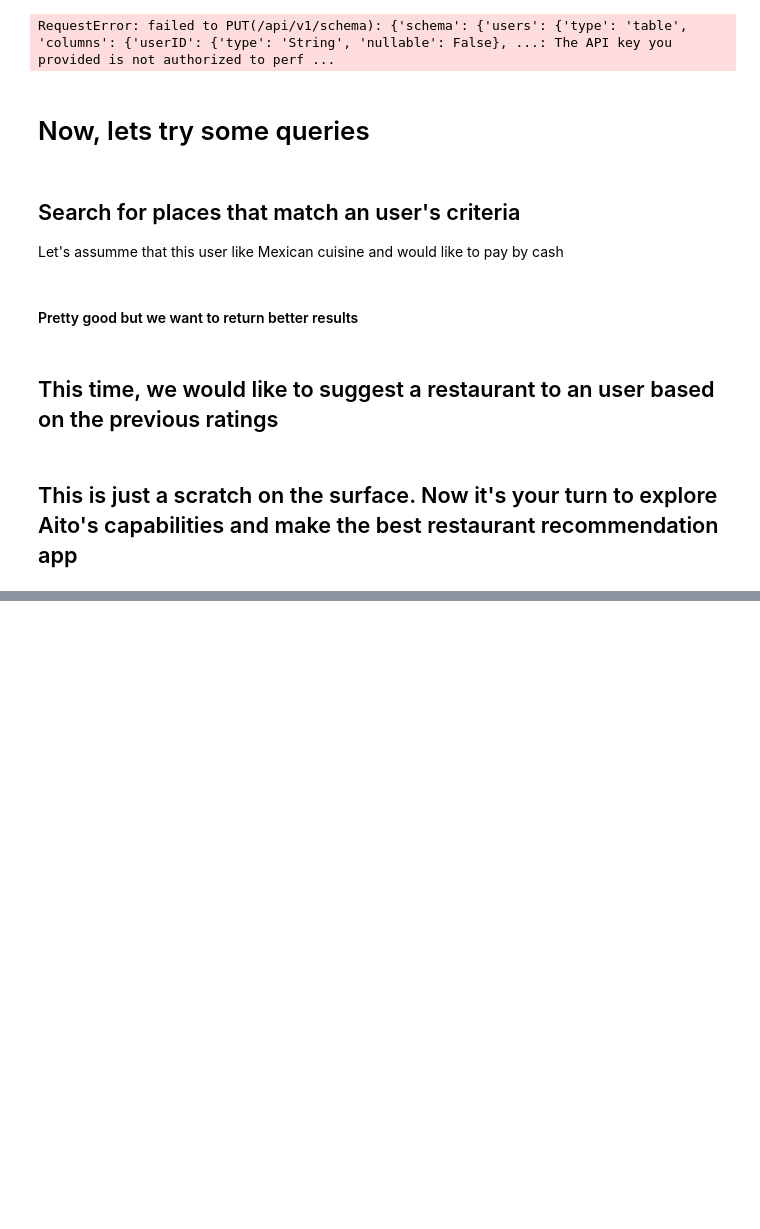
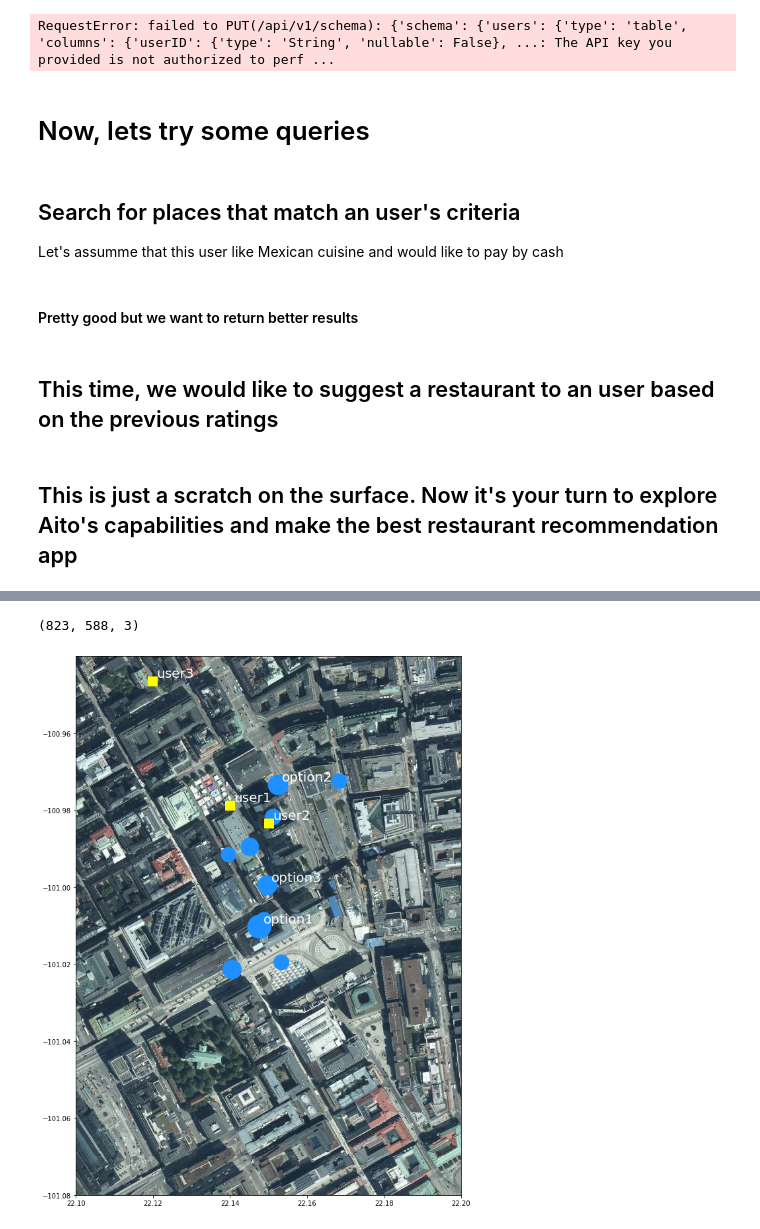
Before and after one commit to Pontus-St/HackatonProject, a Jupyter notebook: restaurant_recommender.ipynb, the cells around one changed output, grey strips where cells are left out. Cells and saved outputs as stored; diff of their text form; code cells hidden in the pictures; blank space fills up the shorter version.

```diff
--- a/restaurant_recommender.ipynb
+++ b/restaurant_recommender.ipynb
@@ -845,15 +845,17 @@ def queryBuilder(UserID,maxRange,debug):
         toReturn.update({r.json.get("placeID"):[np.log(r.score),r.json.get("latitude"),r.json.get("longitude")]})
     #print(res.recommendations[0].json.get("placeID"))
     print("found ", len(toReturn), " locations")
-    return toReturn
+    return toReturn,[lat_cor,long_cor]
 
 
 def groupQueryBuilder(users,maxRange,debug):
     restaurantIntersection = []
     userResturants = []
     userResturantDict = dict()
+    usersPos=[]
     for u in users:
-        buffer = queryBuilder(u,maxRange,debug)
+        buffer,pos = queryBuilder(u,maxRange,debug)
+        usersPos.append(pos)
         if len(restaurantIntersection) == 0:
             restaurantIntersection = buffer
 
@@ -881,10 +883,12 @@ def groupQueryBuilder(users,maxRange,debug):
         counter += 1
         print("place id: ", i, "with score",sortedDict.get(i)[0], " at pos: ",sortedDict.get(i)[1],sortedDict.get(i)[2])
 
-
+    return sortedDict, usersPos
 #Qery = queryBuilder( "U1001",100)
 users = ["U1001", "U1002", "U1003"]
-groupQueryBuilder(users,maxRange =0.1,debug =False)
-print("tacos idag")
+sorteddict,usersPos = groupQueryBuilder(users,maxRange =0.1,debug =True)
+order = list(sorteddict)
+order.reverse()
+print("tacos today")
 # %% [output]
 user:  U1001  prefers:  American  location: 22.139997 -100.978803
@@ -908,0 +911,52 @@ tacos idag
+# %%
+import matplotlib.pyplot as plt
+
+img = plt.imread("stad.jpg")
+size = img.shape
+print(size)
+ratio = size[0]/size[1]
+fig, ax = plt.subplots( figsize = (15, 15))
+
+
+users = len(usersPos)
+N =10+users
+counter = 0
+x = np.zeros(N)
+y = np.zeros(N)
+area = np.zeros(N)
+colors = np.random.rand(N)
+shape = []
+for i in order:
+    if counter > N-1-users :
+        break
+
+    x[counter] = sorteddict.get(i)[1]
+    y[counter] = sorteddict.get(i)[2]
+    area[counter] = (30 *(-1/sorteddict.get(i)[0]))**2
+    counter += 1
+    shape.append('o')
+    if counter < 4:
+        plt.text(sorteddict.get(i)[1]+0.001, sorteddict.get(i)[2]+0.001, ("option"+str(counter)), fontsize=20,c = "white")
+
+
+for i in usersPos:
+
+    x[counter] = i[0]
+    y[counter] = i[1]
+    area[counter] = 40
+    colors[counter] = 1
+    counter += 1
+    shape.append('D')
+    plt.text(i[0]+0.001, i[1]+0.001, ("user"+str(counter-(N-users))), fontsize=20,c = "white")
+
+ax.imshow(img, extent=[22.10,22.20,-101.08,-101.08 -ratio*(22.10-22.20)])
+
+
+plt.scatter(x[0:N-users], y[0:N-users], s=area[0:N-users], c="dodgerblue", alpha=1)
+plt.scatter(x[N-users:], y[N-users:], s=200, c="yellow", alpha=1, marker = "s")
+
+
+plt.show()
+# %% [output]
+(823, 588, 3)
+[figure, added]
```
Also changed, not shown: parts of 1 cell of this notebook, 3 other files.
